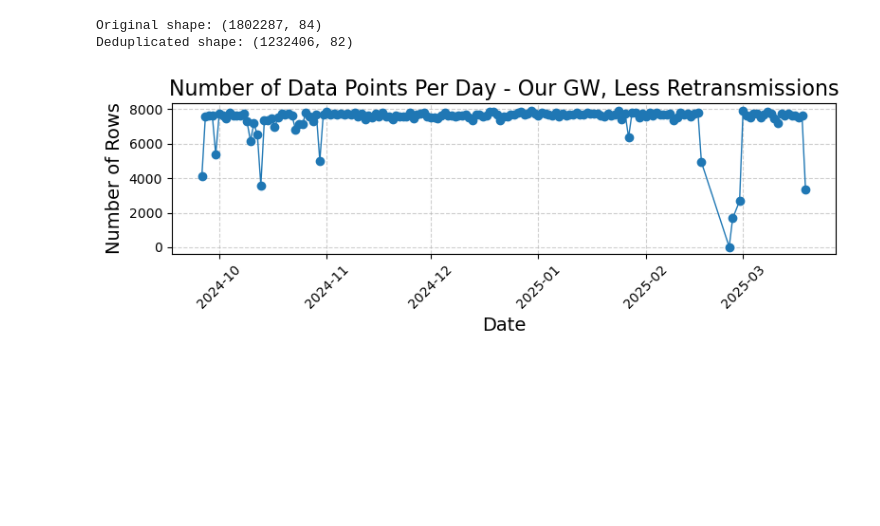
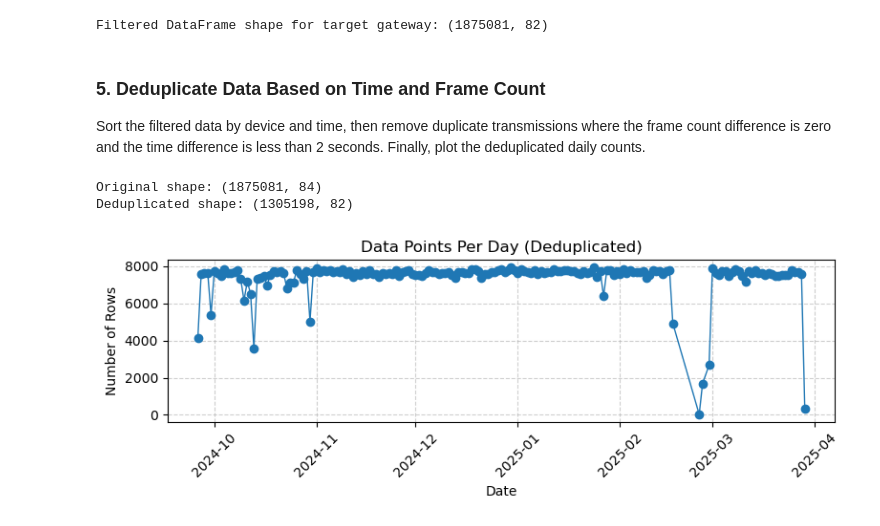
Before and after one commit to nahshonmokua/LoRaWAN-Indoor-Path-Loss-Modelling-with-MultiWall-Environment-Factors, a Jupyter notebook: Data_Sortation.ipynb, the cells around one changed output. Drawn from its saved outputs; the diff is of its cells as text; code cells hidden in the pictures; blank space fills up the shorter version.

```diff
--- a/Data_Sortation.ipynb
+++ b/Data_Sortation.ipynb
@@ -40,0 +17,8 @@ Info of Combined DataFrame:
+# %%
+import pandas as pd
+import matplotlib.pyplot as plt
+
+# Load the CSV file
+df = pd.read_csv('../all_data_files/unsorted_combined_measurements_data.csv', low_memory=False)
+print("Initial DataFrame Info:")
+df.info()
@@ -189,48 +117,51 @@ plt.show()
+# %%
+target_gateway = "kerlink001"
+mask = pd.Series(False, index=df.index)
+for col in gateway_cols:
+    if col in df.columns:
+        mask |= (df[col] == target_gateway)
+
+# Filter the DataFrame for the target gateway and reset the index
+df_target = df[mask].reset_index(drop=True)
+print("Filtered DataFrame shape for target gateway:", df_target.shape)
+# %% [output]
+Filtered DataFrame shape for target gateway: (1875081, 82)
+# %% [markdown]
+### 5. Deduplicate Data Based on Time and Frame Count
+
+Sort the filtered data by device and time, then remove duplicate transmissions where the frame count difference is zero and the time difference is less than 2 seconds. Finally, plot the deduplicated daily counts.
 # %%
-# Ensure 'time' is datetime and sort the DataFrame
-new_df["time"] = pd.to_datetime(new_df["time"], utc=True, errors="coerce")
-new_df = new_df.sort_values(["end_device_ids_device_id", "time"]).copy()
+# Sort by device ID and time
+df_target = df_target.sort_values(["end_device_ids_device_id", "time"]).copy()
 
-# Compute group-wise differences in a vectorized way
-# Calculate time difference and frame counter difference within each device group
-new_df["dt"] = new_df.groupby("end_device_ids_device_id")["time"].diff().dt.total_seconds()
-new_df["df_cnt"] = new_df.groupby("end_device_ids_device_id")["uplink_message_f_cnt"].diff()
+# Compute time difference and frame counter difference for each device
+df_target["dt"] = df_target.groupby("end_device_ids_device_id")["time"].diff().dt.total_seconds()
+df_target["df_cnt_diff"] = df_target.groupby("end_device_ids_device_id")["uplink_message_f_cnt"].diff()
 
-# Create a boolean mask for non-duplicate rows
-# A row is considered a duplicate if:
-#    - The difference in frame count (df_cnt) is 0
-#    - The time difference (dt) is less than the threshold (2.0 seconds)
-non_duplicate_mask = ~((new_df["df_cnt"] == 0) & (new_df["dt"] < 2.0))
+# Remove duplicates: where frame count remains unchanged and time diff < 2 seconds
+non_duplicate_mask = ~((df_target["df_cnt_diff"] == 0) & (df_target["dt"] < 2.0))
+df_dedup = df_target[non_duplicate_mask].copy()
 
-# Apply the mask to filter the DataFrame
-df_dedup = new_df[non_duplicate_mask].copy()
-
-# Clean up intermediate columns if not needed
-df_dedup.drop(columns=["dt", "df_cnt"], inplace=True, errors="ignore")
+# Clean up intermediate columns
+df_dedup.drop(columns=["dt", "df_cnt_diff"], inplace=True, errors="ignore")
 df_dedup.reset_index(drop=True, inplace=True)
 
-print("Original shape:", new_df.shape)
+print("Original shape:", df_target.shape)
 print("Deduplicated shape:", df_dedup.shape)
 
-# Plot daily counts
+# Plot daily counts for deduplicated data
 df_dedup["date"] = df_dedup["time"].dt.date
-daily_counts = df_dedup.groupby("date").size()
-
+daily_counts_dedup = df_dedup.groupby("date").size()
 plt.figure(figsize=(8, 3))
-daily_counts.plot(
-    kind='line',
-    marker='o',
-    linestyle='-',
-    linewidth=1
-)
-plt.title('Number of Data Points Per Day - Our GW, Less Retransmissions', fontsize=16)
-plt.xlabel('Date', fontsize=14)
-plt.ylabel('Number of Rows', fontsize=14)
+daily_counts_dedup.plot(kind='line', marker='o', linestyle='-', linewidth=1)
+plt.title('Data Points Per Day (Deduplicated)')
+plt.xlabel('Date')
+plt.ylabel('Number of Rows')
+plt.xticks(rotation=45)
 plt.grid(True, linestyle='--', alpha=0.6)
-plt.xticks(rotation=45)
 plt.tight_layout()
 plt.show()
 # %% [output]
-Original shape: (1802287, 84)
-Deduplicated shape: (1232406, 82)
+Original shape: (1875081, 84)
+Deduplicated shape: (1305198, 82)
-[figure, old version]
+[figure, new version]
```
Also changed, not shown: parts of 19 cells of this notebook, 3 other files.
